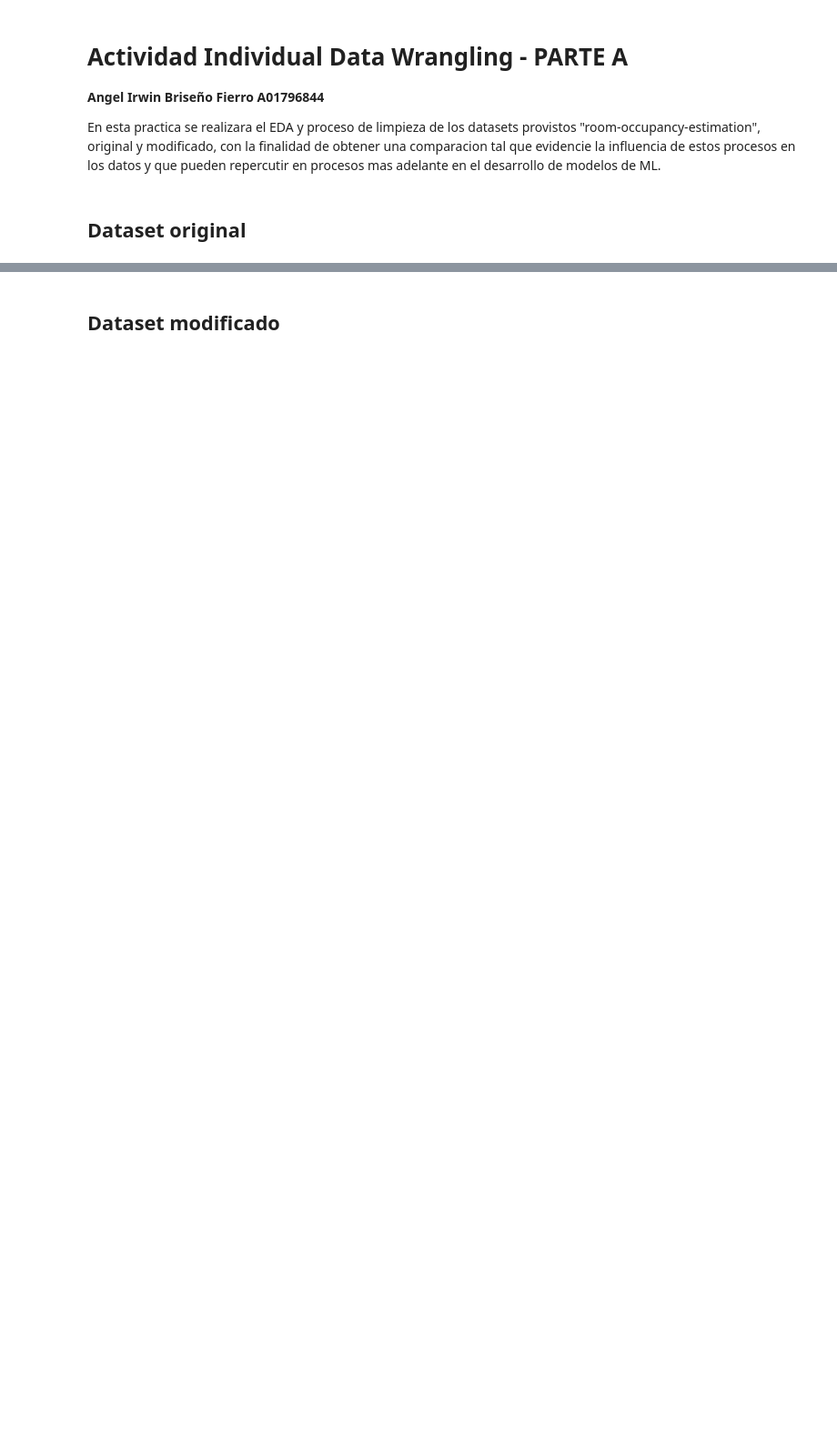
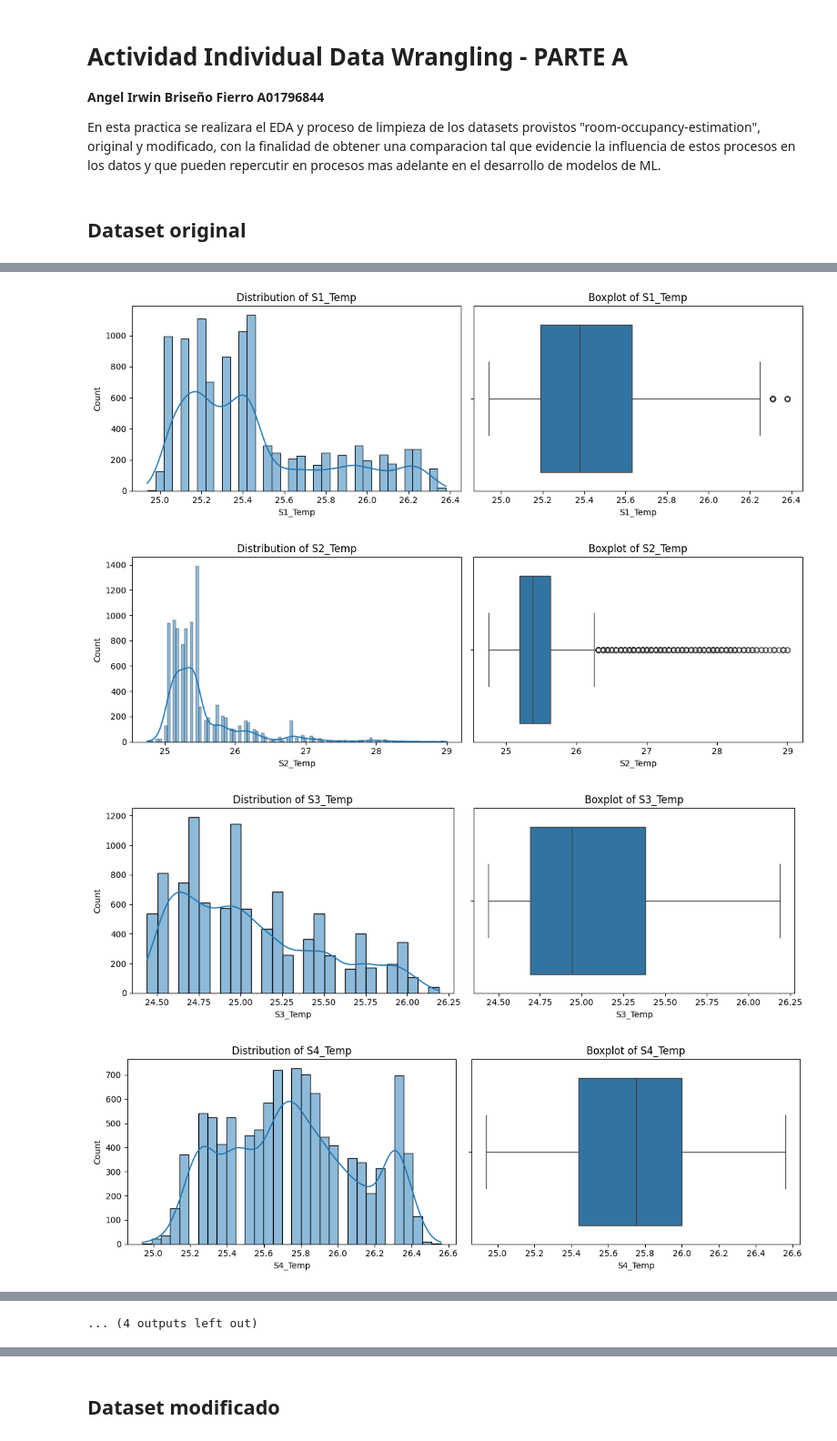
Before and after one commit to AngelBriFi/mlopsAct3, a Jupyter notebook: A03_A01796844.ipynb, the cells around one changed output, grey strips where cells are left out. Shown at 91% size. Saved outputs shown, nothing was run; the diff lists cells and outputs as text; code cells hidden in the pictures; blank space fills up the shorter version.

```diff
--- a/A03_A01796844.ipynb
+++ b/A03_A01796844.ipynb
@@ -31,0 +88,22 @@ ogDf.head()
+# %%
+exclude = ["Date", "Time"]
+
+for col in ogDf.columns:
+    if col not in exclude:
+        ogDf[col] = pd.to_numeric(ogDf[col], errors="coerce")
+
+numeric_features = [
+    col for col in ogDf.select_dtypes(include=np.number).columns
+    if col != "Room_Occupancy_Count"
+]
+
+univariate_summary = ogDf[numeric_features].describe().T
+
+univariate_summary["median"] = ogDf[numeric_features].median()
+univariate_summary["skewness"] = ogDf[numeric_features].skew()
+univariate_summary["kurtosis"] = ogDf[numeric_features].kurt()
+
+univariate_summary[
+    ["count", "mean", "median", "std", "min", "25%", "50%", "75%", "max",
+     "skewness", "kurtosis"]
+].sort_values("skewness", key=lambda x: x.abs(), ascending=False)
@@ -31,0 +128,27 @@ ogDf.head()
+# %%
+# Distribution + boxplot for every numerical predictor
+for column in numeric_features:
+    fig, axes = plt.subplots(1, 2, figsize=(12, 4))
+
+    sns.histplot(
+        data=ogDf,
+        x=column,
+        kde=True,
+        ax=axes[0]
+    )
+    axes[0].set_title(f"Distribution of {column}")
+
+    sns.boxplot(
+        data=ogDf,
+        x=column,
+        ax=axes[1]
+    )
+    axes[1].set_title(f"Boxplot of {column}")
+
+    plt.tight_layout()
+    plt.show()
+# %% [output]
+[figure, added]
+[figure, added]
+[figure, added]
+[figure, added]
@@ -31,0 +163 @@ ogDf.head()
+... (4 outputs left out)
```
Also changed, not shown: parts of 12 cells of this notebook.
